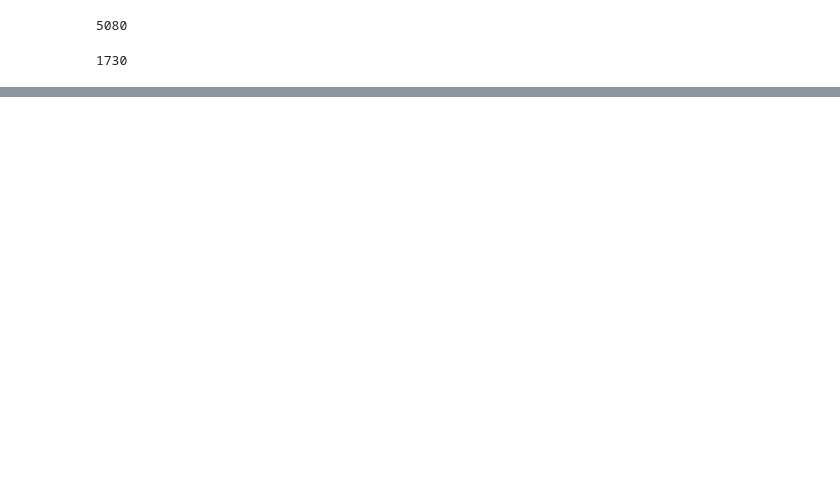
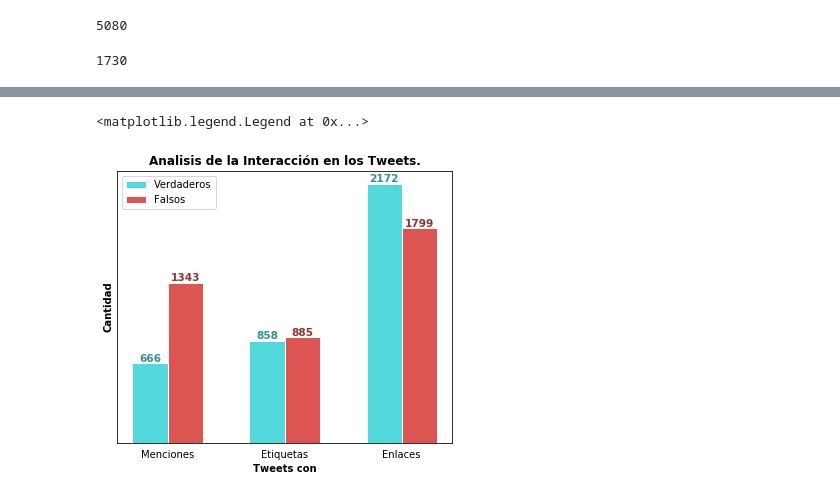
Before and after one commit to freedocx/CovidNPLDisaster, a Jupyter notebook: Javier/Analysis.ipynb, the cells around one changed output, grey strips where cells are left out. Cells and saved outputs as stored; diff of their text form; code cells hidden in the pictures; blank space fills up the shorter version.

```diff
--- a/Javier/Analysis.ipynb
+++ b/Javier/Analysis.ipynb
@@ -105,0 +234,24 @@ serie.loc[serie > 2].sum()
+# %%
+fsize = (6,5)
+fig, ax = plt.subplots(figsize=fsize)
+false = cantidades.loc[cantidades["target"] == 0]
+true = cantidades.loc[cantidades["target"] == 1]
+bars1 = [true["Menciones"].sum(),true["Etiquetas"].sum(),true["Enlaces"].sum()]
+bars2 = [false["Menciones"].sum(),false["Etiquetas"].sum(),false["Enlaces"].sum()]
+r1 = np.arange(len(bars1))
+r2 = [x + 0.3 for x in r1]
+rects1 = ax.bar(r1, bars1, color='#52D9DC', width=0.3, edgecolor='white', label='Verdaderos')
+rects2 = ax.bar(r2, bars2, color='#DC5552', width=0.3, edgecolor='white', label='Falsos')
+
+ax.set_title('Analisis de la Interacción en los Tweets.',fontweight='bold')
+ax.set_ylabel('Cantidad',fontweight='bold')
+ax.set_yticks([])
+ax.xaxis.set_ticks_position('none')
+plt.xlabel('Tweets con', fontweight='bold')
+plt.xticks([r+0.15 for r in range(len(bars1))], ['Menciones', 'Etiquetas', 'Enlaces'])
+autolabelint(ax,rects1,fsize,'#379092')
+autolabelint(ax,rects2,fsize,'#8C3634')
+plt.legend()
+# %% [output]
+<matplotlib.legend.Legend at 0x...>
+[figure, added]
```
Also changed, not shown: parts of 14 cells of this notebook, 2 other files.
